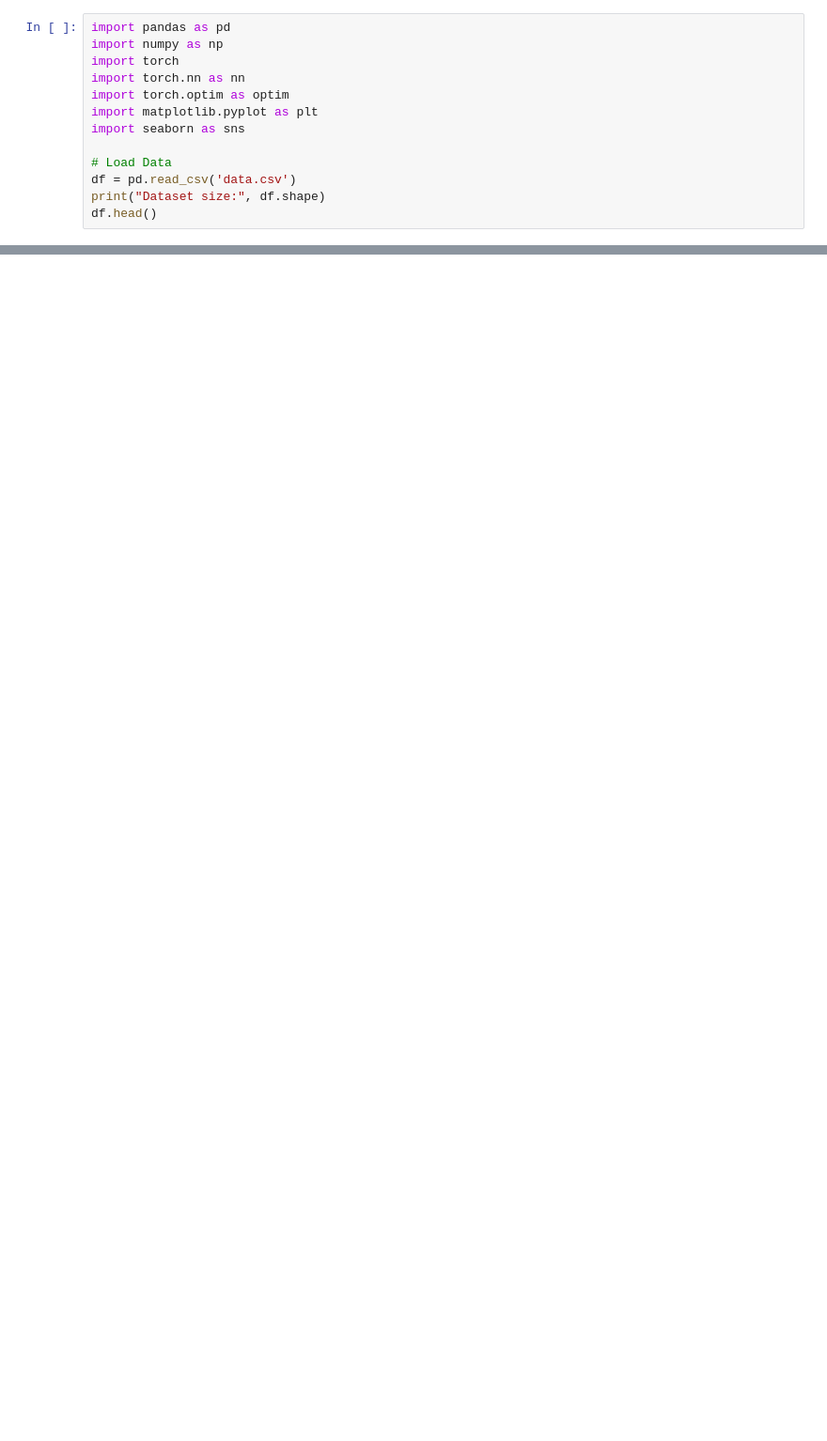
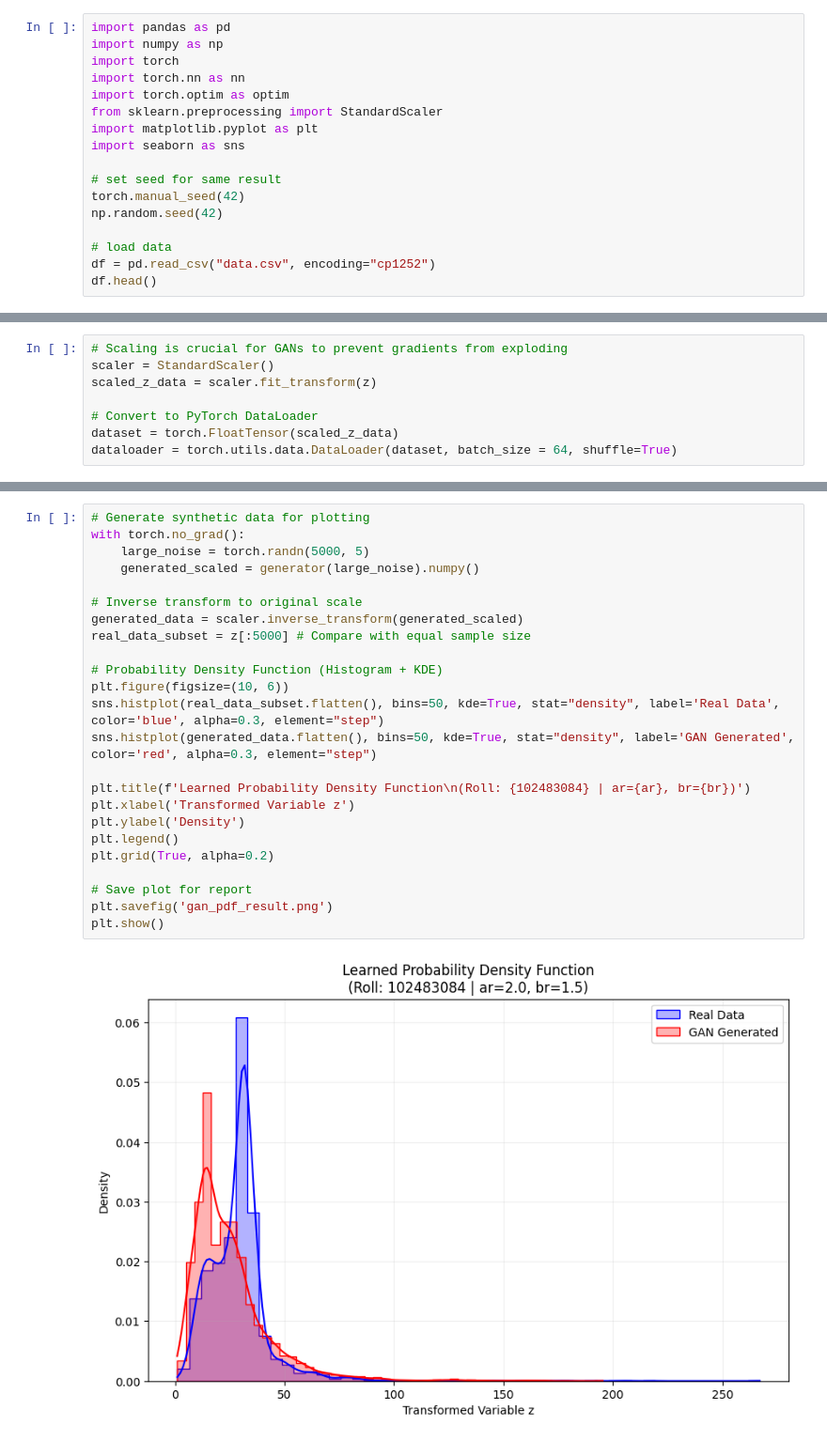
Before and after one commit to Vansh-7/UCS654_A2_Learning-PDF_GAN, a Jupyter notebook: solution.ipynb, the cells around one changed output, grey strips where cells are left out. Shown at 94% size. Drawn from its saved outputs; the diff is of its cells as text; blank space fills up the shorter version.

```diff
--- a/solution.ipynb
+++ b/solution.ipynb
@@ -4,10 +4,14 @@ import numpy as np
 import torch
 import torch.nn as nn
 import torch.optim as optim
+from sklearn.preprocessing import StandardScaler
 import matplotlib.pyplot as plt
 import seaborn as sns
 
-# Load Data
-df = pd.read_csv('data.csv')
-print("Dataset size:", df.shape)
+# set seed for same result
+torch.manual_seed(42)
+np.random.seed(42)
+
+# load data
+df = pd.read_csv("data.csv", encoding="cp1252")
 df.head()
@@ -29,2 +41,10 @@ z_tensor = torch.FloatTensor(z)
+# %%
+# Scaling is crucial for GANs to prevent gradients from exploding
+scaler = StandardScaler()
+scaled_z_data = scaler.fit_transform(z)
+
+# Convert to PyTorch DataLoader
+dataset = torch.FloatTensor(scaled_z_data)
+dataloader = torch.utils.data.DataLoader(dataset, batch_size = 64, shuffle=True)
 # %%
 class Generator(nn.Module):
@@ -127,0 +146,26 @@ if __name__ == "__main__":
+# %%
+# Generate synthetic data for plotting
+with torch.no_grad():
+    large_noise = torch.randn(5000, 5)
+    generated_scaled = generator(large_noise).numpy()
+
+# Inverse transform to original scale
+generated_data = scaler.inverse_transform(generated_scaled)
+real_data_subset = z[:5000] # Compare with equal sample size
+
+# Probability Density Function (Histogram + KDE)
+plt.figure(figsize=(10, 6))
+sns.histplot(real_data_subset.flatten(), bins=50, kde=True, stat="density", label='Real Data', color='blue', alpha=0.3, element="step")
+sns.histplot(generated_data.flatten(), bins=50, kde=True, stat="density", label='GAN Generated', color='red', alpha=0.3, element="step")
+
+plt.title(f'Learned Probability Density Function\n(Roll: {102483084} | ar={ar}, br={br})')
+plt.xlabel('Transformed Variable z')
+plt.ylabel('Density')
+plt.legend()
+plt.grid(True, alpha=0.2)
+
+# Save plot for report
+plt.savefig('gan_pdf_result.png')
+plt.show()
+# %% [output]
+[figure, added]
```
Also changed, not shown: parts of 7 cells of this notebook.
